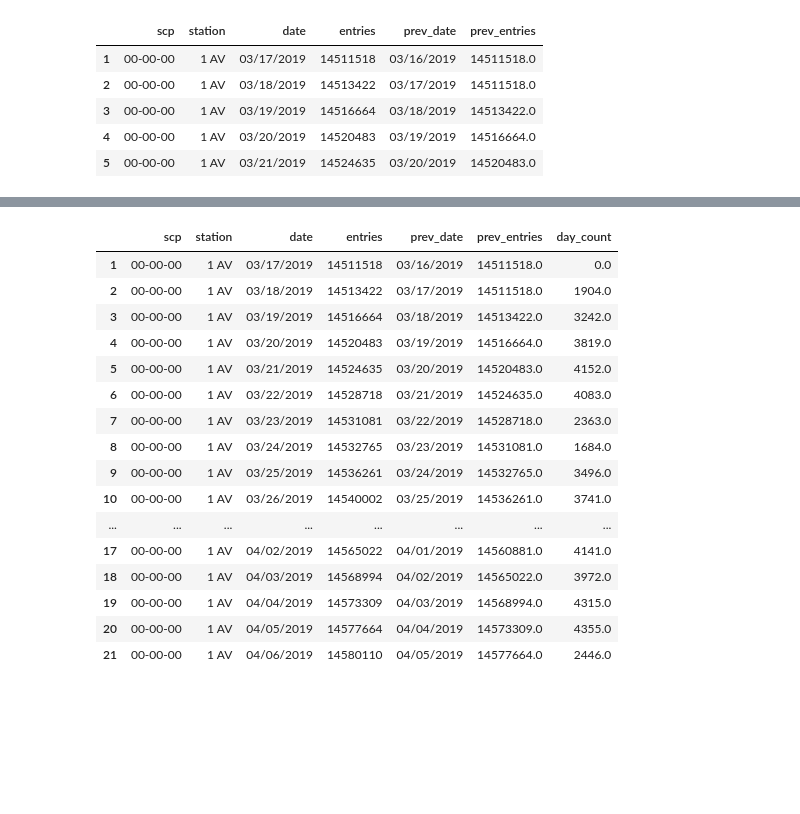
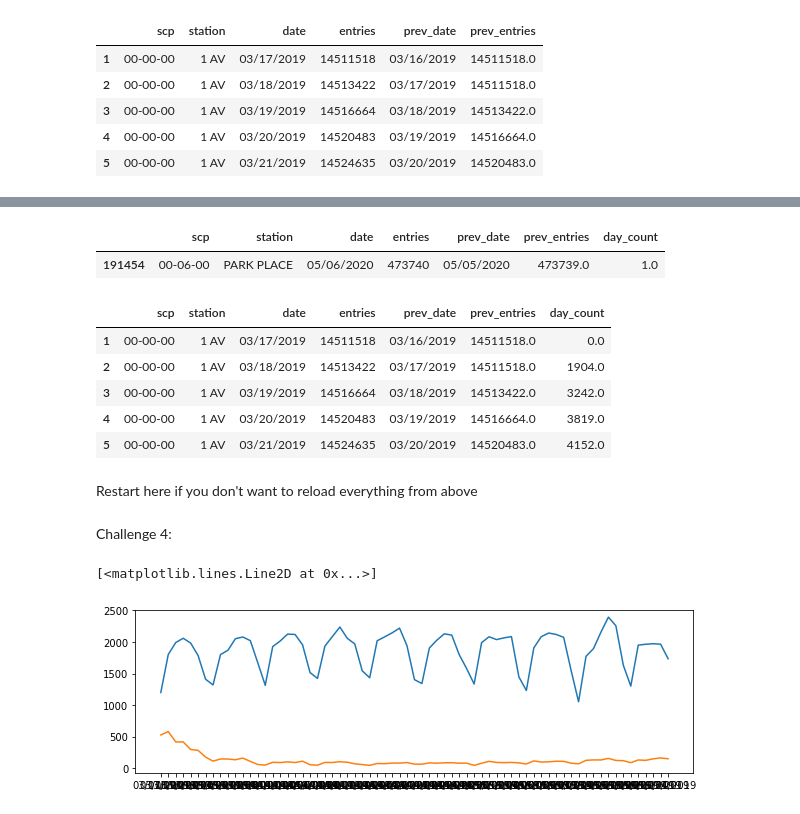
Before and after one commit to bshaiman/MTA-Project, a Jupyter notebook: clean_turnstiles.ipynb, the cells around one changed output, grey strips where cells are left out. Saved outputs shown, nothing was run; the diff lists cells and outputs as text; code cells hidden in the pictures; blank space fills up the shorter version.

Commit message:
Challenges 1-7 completed

```diff
--- a/clean_turnstiles.ipynb
+++ b/clean_turnstiles.ipynb
@@ -127,21 +109,17 @@ post_dailies.head(20)
+# %%
+post_dailies.sample()
+# %% [output]
+|  | scp | station | date | entries | prev_date | prev_entries | day_count |
+| 191454 | 00-06-00 | PARK PLACE | 05/06/2020 | 473740 | 05/05/2020 | 473739.0 | 1.0 |
 # %%
-pre_dailies.head(21)
+pre_dailies.head()
 # %% [output]
 |  | scp | station | date | entries | prev_date | prev_entries | day_count |
 | 1 | 00-00-00 | 1 AV | 03/17/2019 | 14511518 | 03/16/2019 | 14511518.0 | 0.0 |
 | 2 | 00-00-00 | 1 AV | 03/18/2019 | 14513422 | 03/17/2019 | 14511518.0 | 1904.0 |
 | 3 | 00-00-00 | 1 AV | 03/19/2019 | 14516664 | 03/18/2019 | 14513422.0 | 3242.0 |
 | 4 | 00-00-00 | 1 AV | 03/20/2019 | 14520483 | 03/19/2019 | 14516664.0 | 3819.0 |
 | 5 | 00-00-00 | 1 AV | 03/21/2019 | 14524635 | 03/20/2019 | 14520483.0 | 4152.0 |
-| 6 | 00-00-00 | 1 AV | 03/22/2019 | 14528718 | 03/21/2019 | 14524635.0 | 4083.0 |
-| 7 | 00-00-00 | 1 AV | 03/23/2019 | 14531081 | 03/22/2019 | 14528718.0 | 2363.0 |
-| 8 | 00-00-00 | 1 AV | 03/24/2019 | 14532765 | 03/23/2019 | 14531081.0 | 1684.0 |
-| 9 | 00-00-00 | 1 AV | 03/25/2019 | 14536261 | 03/24/2019 | 14532765.0 | 3496.0 |
-| 10 | 00-00-00 | 1 AV | 03/26/2019 | 14540002 | 03/25/2019 | 14536261.0 | 3741.0 |
-| ... | ... | ... | ... | ... | ... | ... | ... |
-| 17 | 00-00-00 | 1 AV | 04/02/2019 | 14565022 | 04/01/2019 | 14560881.0 | 4141.0 |
-| 18 | 00-00-00 | 1 AV | 04/03/2019 | 14568994 | 04/02/2019 | 14565022.0 | 3972.0 |
-| 19 | 00-00-00 | 1 AV | 04/04/2019 | 14573309 | 04/03/2019 | 14568994.0 | 4315.0 |
-| 20 | 00-00-00 | 1 AV | 04/05/2019 | 14577664 | 04/04/2019 | 14573309.0 | 4355.0 |
-| 21 | 00-00-00 | 1 AV | 04/06/2019 | 14580110 | 04/05/2019 | 14577664.0 | 2446.0 |
+# %% [markdown]
+Restart here if you don't want to reload everything from above
 # %%
@@ -149,0 +128,2 @@ post_dailies.to_csv('2020_mta_counts')
+# %% [markdown]
+Challenge 4:
@@ -149,0 +143,7 @@ post_dailies.to_csv('2020_mta_counts')
+# %%
+plt.figure(figsize=(10,3))
+plt.plot(pre_dates,pre_counts)
+plt.plot(pre_dates,post_counts[:69])
+# %% [output]
+[<matplotlib.lines.Line2D at 0x...>]
+[figure, added]
```
Also changed, not shown: parts of 19 cells of this notebook.
